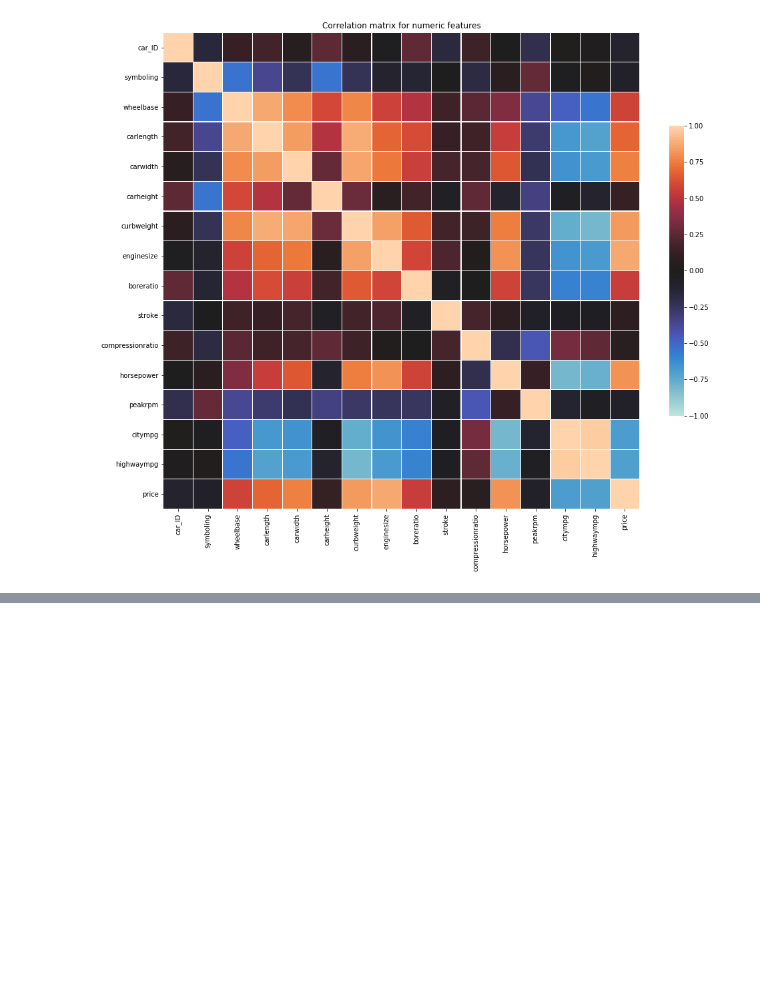
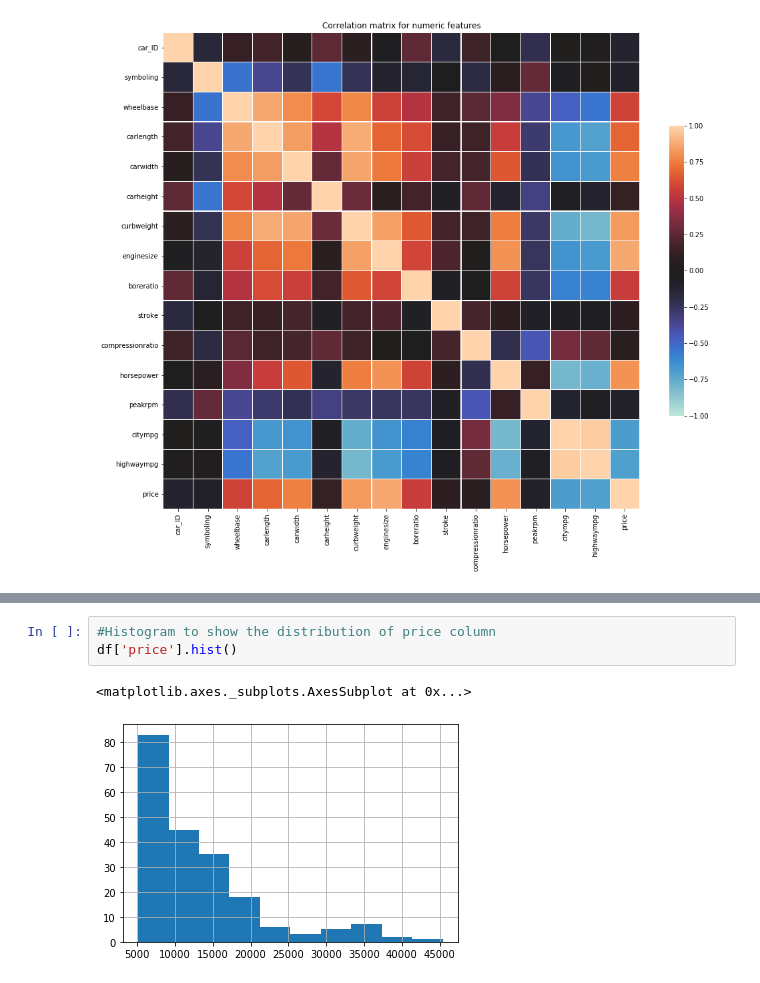
Before and after one commit to PriyaVj-DS/DataScience-Cert-MilestoneProjects, a Jupyter notebook: Multiple Regression Predicting Car Prices.ipynb, the cells around one changed output, grey strips where cells are left out. Cells and saved outputs as stored; diff of their text form; blank space fills up the shorter version.

Commit message:
Added new plots

```diff
--- a/Multiple Regression Predicting Car Prices.ipynb
+++ b/Multiple Regression Predicting Car Prices.ipynb
@@ -58,0 +158,6 @@ SyntaxError: invalid syntax (<ipython-input-16-9ad2d3ab5ac9>, line 1)
+# %%
+#Histogram to show the distribution of price column
+df['price'].hist()
+# %% [output]
+<matplotlib.axes._subplots.AxesSubplot at 0x...>
+[figure, added]
```
Also changed, not shown: parts of 13 cells of this notebook.
